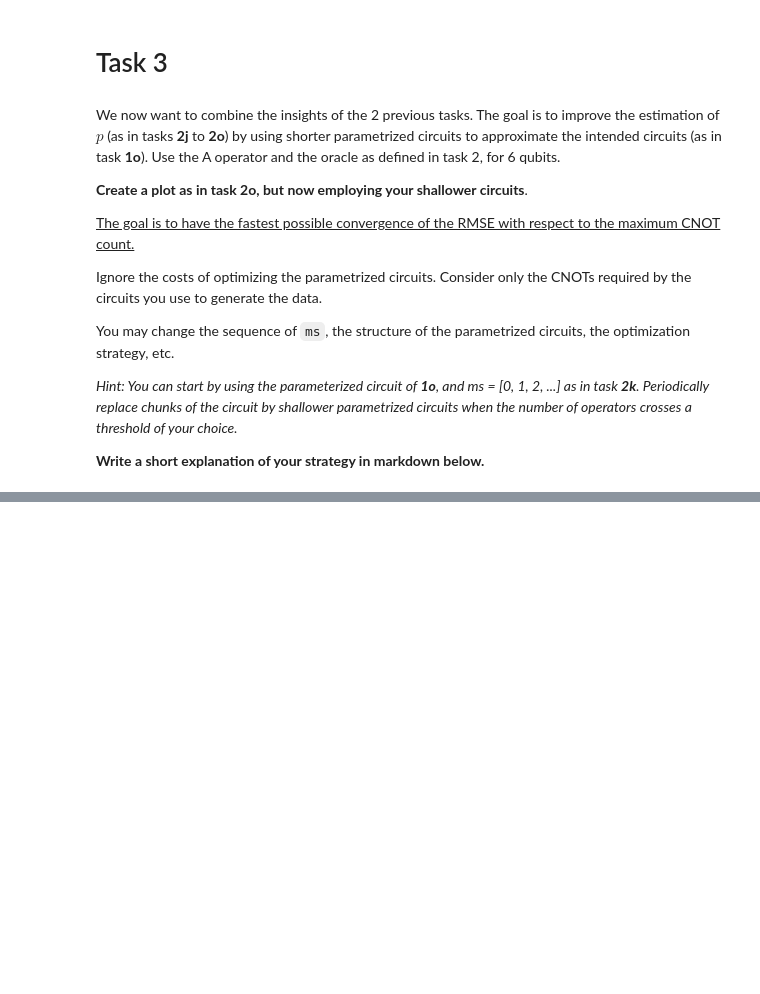
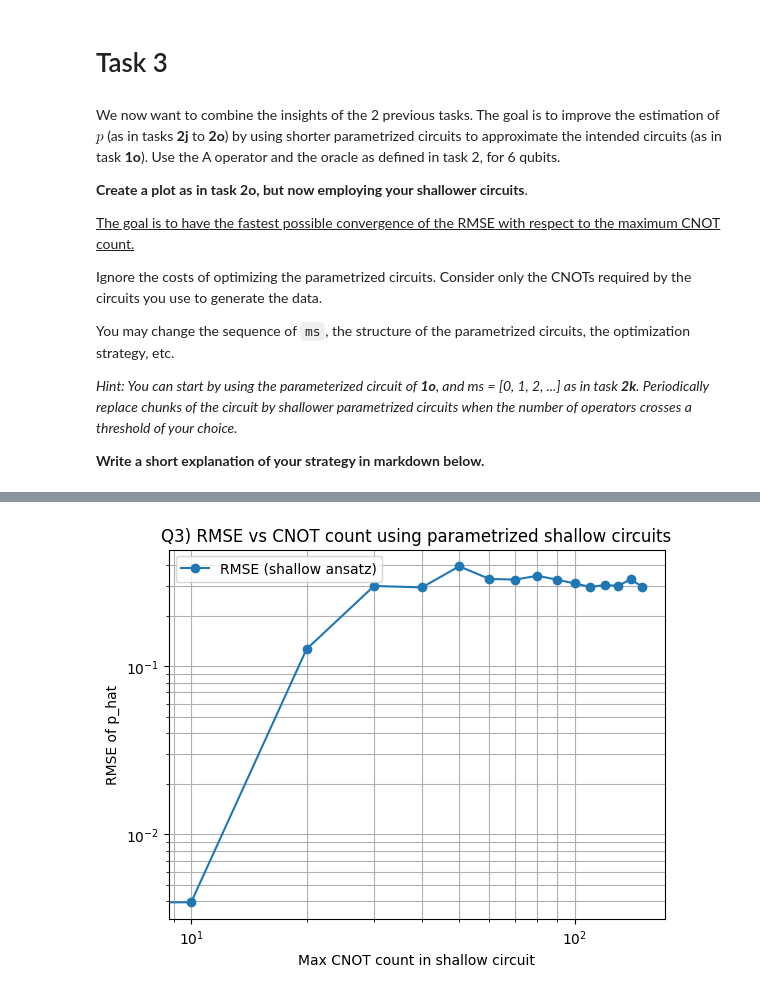
Before and after one commit to RhettHenderson/VTQ-Hackathon-2025, a Jupyter notebook: VTQ_Hackathon_prompt.ipynb, the cells around one changed output, grey strips where cells are left out. Drawn from its saved outputs; the diff is of its cells as text; code cells hidden in the pictures; blank space fills up the shorter version.

```diff
--- a/VTQ_Hackathon_prompt.ipynb
+++ b/VTQ_Hackathon_prompt.ipynb
@@ -106,12 +103,12 @@ time: 4.45 ms (started: 2025-11-08 22:48:57 +00:00)
 Write a function `get_x_exp_value` that calculates the expectation value of X in a circuit with a Y rotation gate. The rotation angle should be an argument of the function. **Print the output of `get_x_exp_value`$(\frac{\pi}{4})$**.
 # %%
 def get_x_exp_value(angle):
-    circuit = QuantumCircuit(1)
-    circuit.ry(angle, 0)
-    statevector = Statevector(circuit)
+    Desired_circuit = QuantumCircuit(1)
+    Desired_circuit.ry(angle, 0)
+    statevector = Statevector(Desired_circuit)
     pauli_x = Pauli('X')
     expectation_value_x = statevector.expectation_value(pauli_x)
     return expectation_value_x
 
-print(f"Expection value of Puali X: {get_x_exp_value(np.pi/4)}")
+print(f"get_x_exp_value (pi/4) is: {get_x_exp_value(np.pi/4)}")
 # %% [output]
@@ -230,14 +192,14 @@ from qiskit import QuantumCircuit
 from qiskit.quantum_info import Statevector, Pauli
 import numpy as np
 
-circuit = QuantumCircuit(1)
-circuit.ry(np.pi/4, 0)
+Desired_circuit = QuantumCircuit(1)
+Desired_circuit.ry(np.pi/4, 0)
 qc.x(0)
 simulator = AerSimulator()
-circuit = transpile(circuit, simulator)
-circuit.measure_all()
+Desired_circuit = transpile(Desired_circuit, simulator)
+Desired_circuit.measure_all()
 
-result = simulator.run(circuit, shots=100).result()
+result = simulator.run(Desired_circuit, shots=100).result()
 ones = result.data()['counts']['0x1']
 zeroes = result.data()['counts']['0x0']
 print(f"Ones: {ones}")
@@ -1372,0 +1294,51 @@ time: 5.76 s (started: 2025-11-08 22:53:48 +00:00)
+# %%
+from qiskit import QuantumCircuit
+from qiskit.circuit import ParameterVector
+import numpy as np
+import matplotlib.pyplot as plt
+
+# 1) Build one shallow block (ansatz) using the optimized parameters from 1o
+layer_qc = build_layer(best_thetas)              # 6-qubit parametrized circuit
+layer_gate = layer_qc.to_gate(label="G_shallow") # turn it into a reusable gate
+
+# 2) Use this shallow block to build an approximate Grover-like circuit for each m
+def build_shallow_circuit(m):
+    qc = QuantumCircuit(6)
+    qc.h(range(6))               # this is A: Hadamard layer on all 6 qubits
+    for _ in range(m):
+        qc.append(layer_gate, range(6))  # apply shallow block m times
+    return qc
+def shallow_ansatz(n, depth=2):
+  thetas = ParameterVector("theta", length=n*depth)
+  qc = QuantumCircuit(n, name=f"ansatz_d{depth}")
+  k = 0;
+  for d in range(depth):
+    for q in range(n):
+      qc.ry(thetas[k], q)
+      k += 1
+    for q in range(0, n-1, 2):
+      qc.cx(q, q+1)
+
+
+# 3) For each m_max used in 2l, build the shallow circuit and count CNOTs
+cx_counts_shallow = []
+for m_max in ms_full:            # ms_full is [0, 1, ..., mmax] from 2l
+    qc = build_shallow_circuit(m_max)
+    qc_dec = qc.decompose(reps=5)      # decompose to 1-qubit + CX gates
+    ops = qc_dec.count_ops()          # count gate types
+    cx_counts_shallow.append(int(ops.get('cx', 0)))  # store CX (CNOT) count
+
+cx_counts_shallow = np.array(cx_counts_shallow, float)
+rmse_arr = np.array(rmse, float)      # RMSE values from 2l
+
+# 4) Plot RMSE vs max CNOT count (log-log)
+plt.figure()
+plt.loglog(cx_counts_shallow, rmse_arr, 'o-', label='RMSE (shallow ansatz)')
+plt.xlabel("Max CNOT count in shallow circuit")
+plt.ylabel("RMSE of p_hat")
+plt.title("Q3) RMSE vs CNOT count using parametrized shallow circuits")
+plt.grid(True, which='both')
+plt.legend()
+plt.show()
+# %% [output]
+[figure, added]
```
Also changed, not shown: parts of 16 cells of this notebook.
